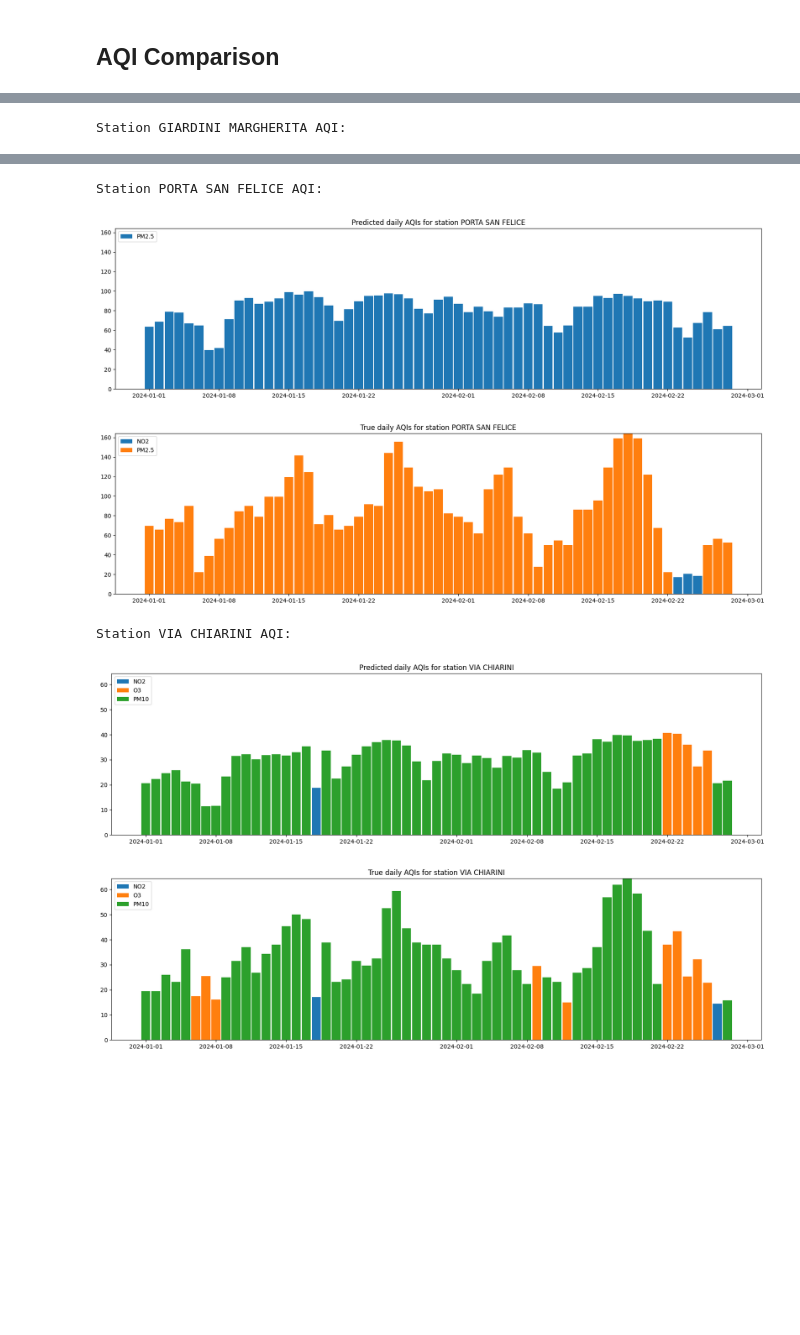
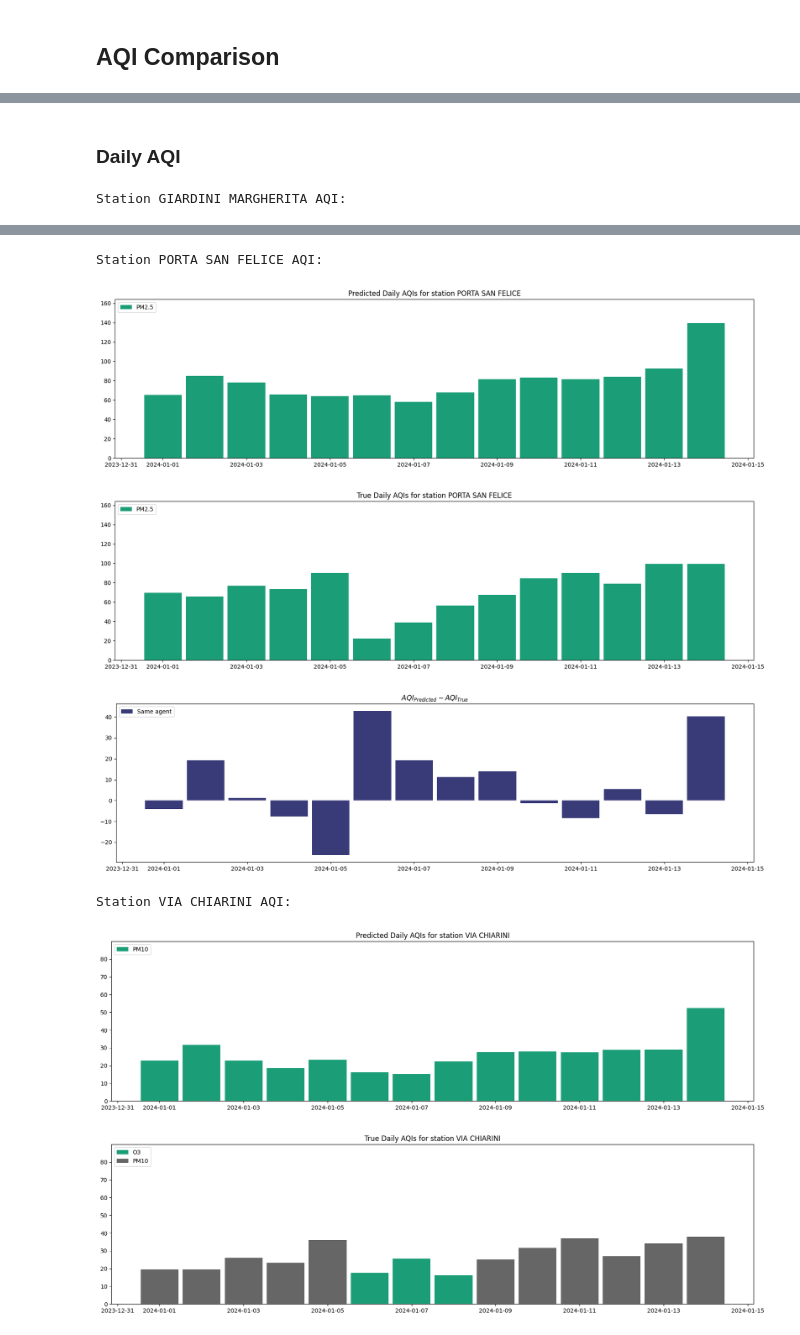
Before and after one commit to davidesonno/AII-project, a Jupyter notebook: 6-agents-estimations.ipynb, the cells around one changed output, grey strips where cells are left out. Drawn from its saved outputs; the diff is of its cells as text; code cells hidden in the pictures; blank space fills up the shorter version.

```diff
--- a/6-agents-estimations.ipynb
+++ b/6-agents-estimations.ipynb
@@ -34,7 +36,7 @@ print(tf.config.list_physical_devices('GPU'))
 ## Notebook Setup
 # %%
 pollution_data = read_and_preprocess_dataset(datasets_folder, 'pollution', v=verbosity)
-traffic_data = read_and_preprocess_dataset(datasets_folder, 'traffic', v=verbosity)
+traffic_data = read_and_preprocess_dataset(datasets_folder, 'traffic', v=verbosity, radius=2)
 weather_data = read_and_preprocess_dataset(datasets_folder, 'weather', v=verbosity)
 
 stations = pollution_data.keys()
@@ -198,2 +359,9 @@ true_AQIs_hourly = {
+# %%
+AQI_diff_daily = {}
+AQI_diff_hourly = {}
+
+for station in true_AQI_hourly:
+    AQI_diff_daily[station] = AQI_difference(pred_AQI_daily[station], true_AQI_daily[station])
+    AQI_diff_hourly[station] = AQI_difference(pred_AQI_hourly[station], true_AQI_hourly[station])
 # %% [markdown]
 ## AQI Comparison
@@ -232,0 +493,9 @@ Station VIA CHIARINI AQI:
+# %%
+station = 'VIA CHIARINI'
+print('=============================================')
+print(f'Station {station}')
+print('=============================================')
+print_AQI_category_comparison(pred_AQI_hourly[station],true_AQI_hourly[station], categories=categories)
+print('---------------------------------------------')
+print_AQI_difference_metrics(AQI_diff_hourly[station])
+print('=============================================')
@@ -233,23 +517,25 @@ Station VIA CHIARINI AQI:
+# %% [markdown]
+### Daily AQI
 # %%
 start=datetime(2024,1,1)
-end=datetime(2024,2,28)
+end=datetime(2024,1,14)
 
 for station in true_AQIs_daily:
     print(f'Station {station} AQI:')
-    pred_ymax, true_ymax = 0,0
-    for agent in true_AQIs_daily[station].values():
-        if len(agent)>0:
-            tmp = max(agent['AQI'][(agent['AQI'].index>=start)&(agent['AQI'].index<=end)])
-            if tmp>true_ymax:
-                true_ymax = tmp
-    for agent in pred_AQIs_daily[station].values():
-        if len(agent)>0:
-            tmp = max(agent['AQI'][(agent['AQI'].index>=start)&(agent['AQI'].index<=end)])
-            if tmp>pred_ymax:
-                pred_ymax = tmp
+    pred_ymax, true_ymax = pred_AQI_daily[station]['AQI'].max(),true_AQI_daily[station]['AQI'].max()
     ylims = [0, max(pred_ymax, true_ymax)]
 
-    plot_AQI(pred_AQIs_daily[station], period='day',title=f'Predicted daily AQIs for station {station}', figsize=(20, 5), s=start,e=end,ylims=ylims)
-    plot_AQI(true_AQIs_daily[station], period='day',title=f'True daily AQIs for station {station}', figsize=(20, 5), s=start,e=end,ylims=ylims)
+    plot_AQI(
+        station_AQI=[
+            pred_AQI_daily[station],
+            true_AQI_daily[station],
+            AQI_diff_daily[station]
+        ],
+        title=[
+            f'Predicted Daily AQIs for station {station}',
+            f'True Daily AQIs for station {station}',
+            r'$AQI_{Predicted} - AQI_{True}$'
+        ],
+        figsize=(20, 5), s=start,e=end,ylims=ylims)
 # %% [output]
 Station GIARDINI MARGHERITA AQI:
@@ -258,6 +545,7 @@ Station GIARDINI MARGHERITA AQI:
 Station PORTA SAN FELICE AQI:
-[figure, old version]
-[figure, old version]
+[figure, new version]
-Station VIA CHIARINI AQI:
-[figure, old version]
+[figure, new version]
-[figure, old version]
+[figure, new version]
+Station VIA CHIARINI AQI:
+[figure, added]
+[figure, added]
```
Also changed, not shown: parts of 26 cells of this notebook, 3 other files.
